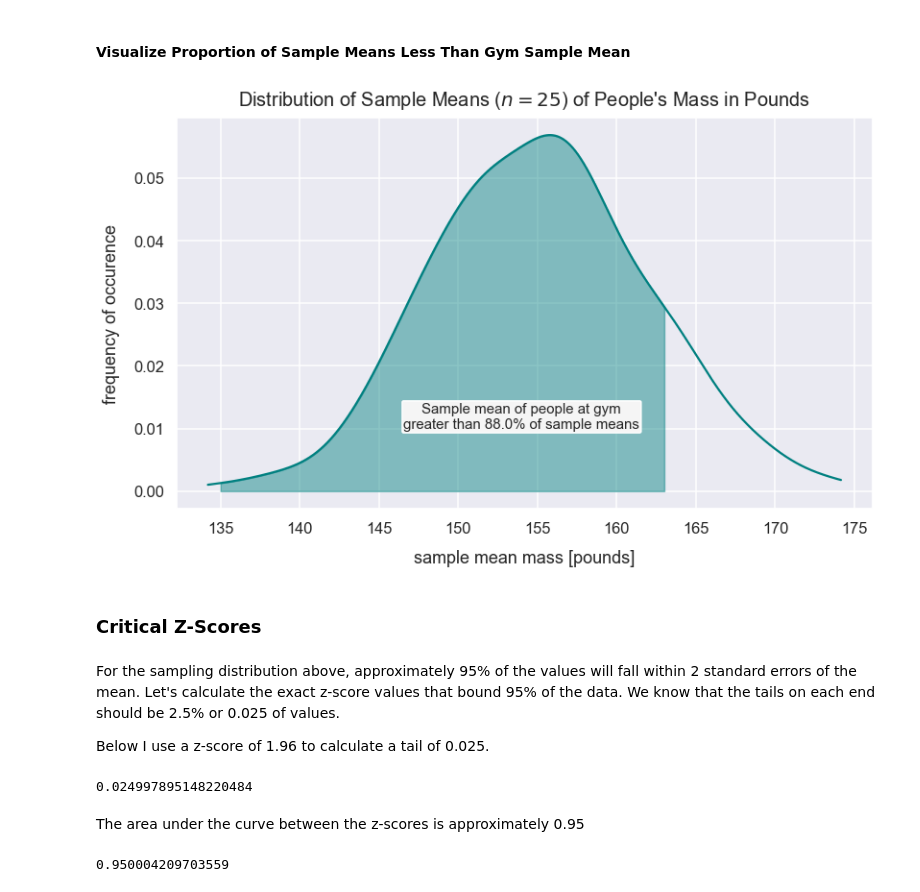
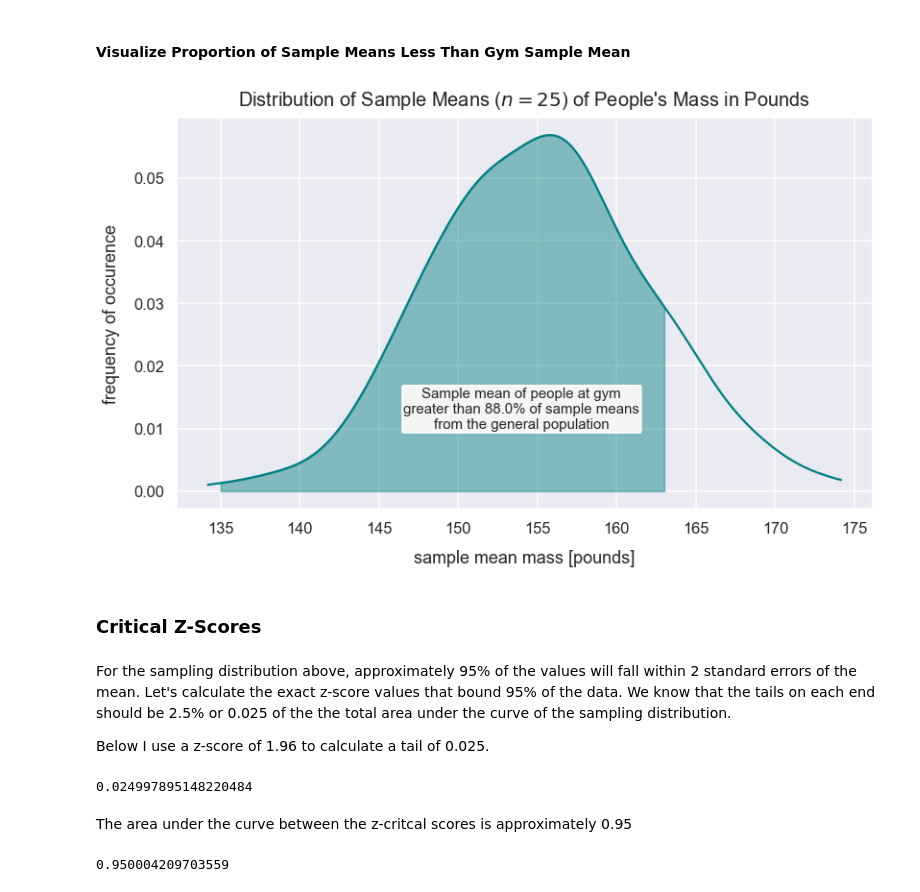
Before and after one commit to frieds/frieds.github.io, a Jupyter notebook: math/confidence_intervals.ipynb, the cells around one changed output. Saved outputs shown, nothing was run; the diff lists cells and outputs as text; code cells hidden in the pictures.

```diff
--- a/math/confidence_intervals.ipynb
+++ b/math/confidence_intervals.ipynb
@@ -223,21 +225,21 @@ The probability of getting a sample mean less than the gym sample mean is 0.88
 # %%
 kde = stats.gaussian_kde(sample_means)
 pos = np.linspace(np.min(sample_means), np.max(sample_means), 10000)
 plt.plot(pos, kde(pos), color='teal')
 shade = np.linspace(135, gym_sample_mean, 300)
 plt.fill_between(shade, kde(shade), alpha=0.45, color='teal',)
 plt.text(x=154, y=.01, horizontalalignment='center', fontsize=15,
-         s="Sample mean of people at gym\ngreater than {0}% of sample means".format(round(prop_values_less_than_gym_sample_mean*100, 2)),
+         s="Sample mean of people at gym\ngreater than {0}% of sample means\nfrom the general population".format(round(prop_values_less_than_gym_sample_mean*100, 2)),
          bbox=dict(facecolor='whitesmoke', boxstyle="round, pad=0.1"))
 plt.title("Distribution of Sample Means ($n=25$) of People's Mass in Pounds", y=1.015, fontsize=20)
 plt.xlabel("sample mean mass [pounds]", labelpad=14)
 plt.ylabel("frequency of occurence", labelpad=14);
 # %% [output]
-[figure, old version]
+[figure, new version]
 # %% [markdown]
 ### Critical Z-Scores
 # %% [markdown]
-For the sampling distribution above, approximately 95% of the values will fall within 2 standard errors of the mean. Let's calculate the exact z-score values that bound 95% of the data. We know that the tails on each end should be 2.5% or 0.025 of values.
+For the sampling distribution above, approximately 95% of the values will fall within 2 standard errors of the mean. Let's calculate the exact z-score values that bound 95% of the data. We know that the tails on each end should be 2.5% or 0.025 of the the total area under the curve of the sampling distribution.
 
 Below I use a z-score of 1.96 to calculate a tail of 0.025.
 # %%
@@ -246,7 +248,7 @@ tail
 # %% [output]
 0.024997895148220484
 # %% [markdown]
-The area under the curve between the z-scores is approximately 0.95
+The area under the curve between the z-critcal scores is approximately 0.95
 # %%
 1 - (tail * 2)
 # %% [output]
```
Also changed, not shown: parts of 7 cells of this notebook, 13 other files.
